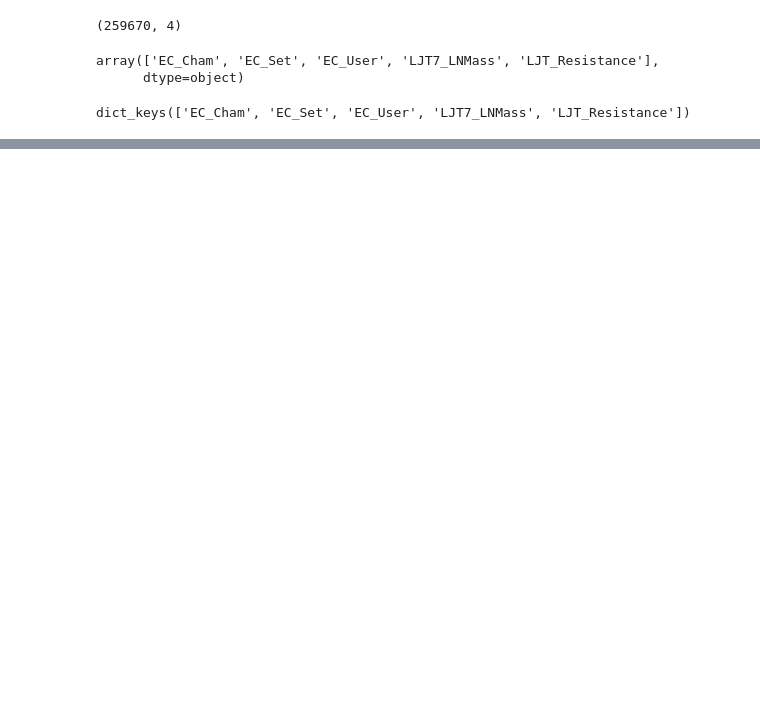
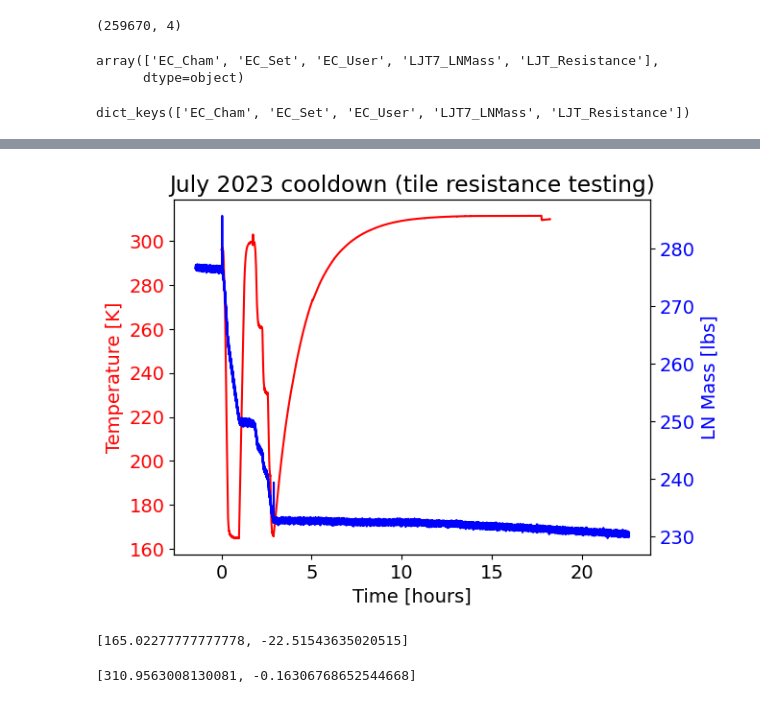
Before and after one commit to bglenardo/ec_slow_control_interface, a Jupyter notebook: LN_usage_analysis.ipynb, the cells around one changed output, grey strips where cells are left out. Drawn from its saved outputs; the diff is of its cells as text; code cells hidden in the pictures; blank space fills up the shorter version.

```diff
--- a/LN_usage_analysis.ipynb
+++ b/LN_usage_analysis.ipynb
@@ -136,0 +235,5 @@ plt.plot(xguess,ExpFit(xguess,*p),linewidth=1,color='r')
+# %%
+start_dt = datetime.datetime(2023,7,25,14,0,0)
+end_dt   = datetime.datetime(2023,7,26,14,0,0)
+# %%
+output_dict = convert_data_to_dict( GetDataFromInflux( start_dt, end_dt ) )
@@ -136,0 +259,27 @@ plt.plot(xguess,ExpFit(xguess,*p),linewidth=1,color='r')
+# %%
+plt.title('July 2023 cooldown (tile resistance testing)')
+
+plt.rcParams['font.size'] = 14
+
+plt.plot(ConvertDatesToHours(output_dict['EC_User'][0]),output_dict['EC_User'][1],'r')
+plt.ylabel('Temperature [K]', color='r')
+plt.gca().tick_params(axis='y',labelcolor='r')
+plt.xlabel('Time [hours]')
+
+ax = plt.gca()
+ax2 = ax.twinx()
+ax2.plot(ConvertDatesToHours(output_dict['LJT7_LNMass'][0],reference_date=output_dict['EC_User'][0][0]),output_dict['LJT7_LNMass'][1],'-b')
+ax2.set_ylabel('LN Mass [lbs]', color='b')
+ax2.tick_params(axis='y', labelcolor='b')
+plt.savefig('2023_07_25_cooldown_temp_and_LNMass.png',dpi=200,bbox_inches='tight')
+# plt.xlim(0.,5.)
+# %% [output]
+[figure, added]
+# %%
+GetUsageRateInTimeRange( output_dict, 0.8, 0.9, reference_time=output_dict['EC_User'][0][0])
+# %% [output]
+[165.02277777777778, -22.51543635020515]
+# %%
+GetUsageRateInTimeRange( output_dict, 10, 20, reference_time=output_dict['EC_User'][0][0])
+# %% [output]
+[310.9563008130081, -0.16306768652544668]
```
Also changed, not shown: parts of 37 cells of this notebook.
